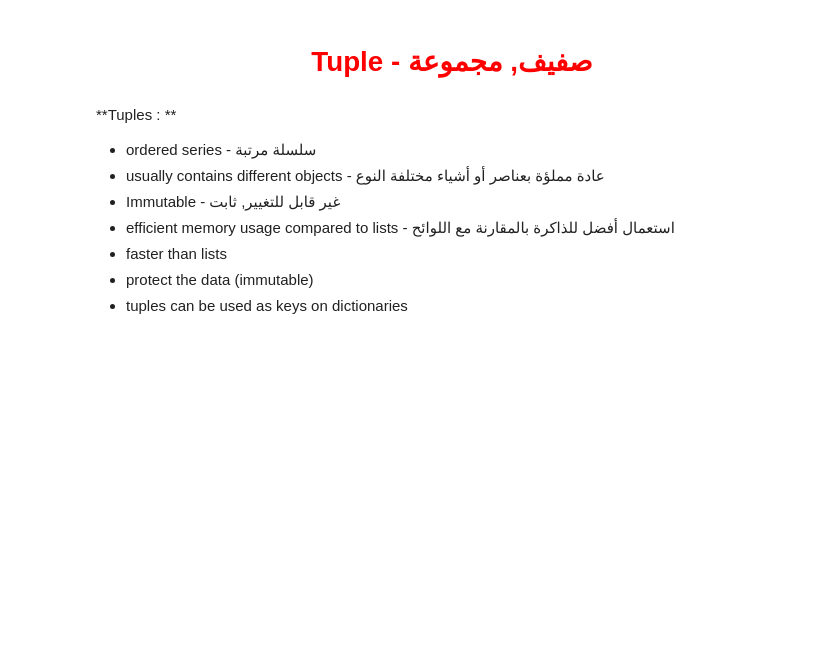
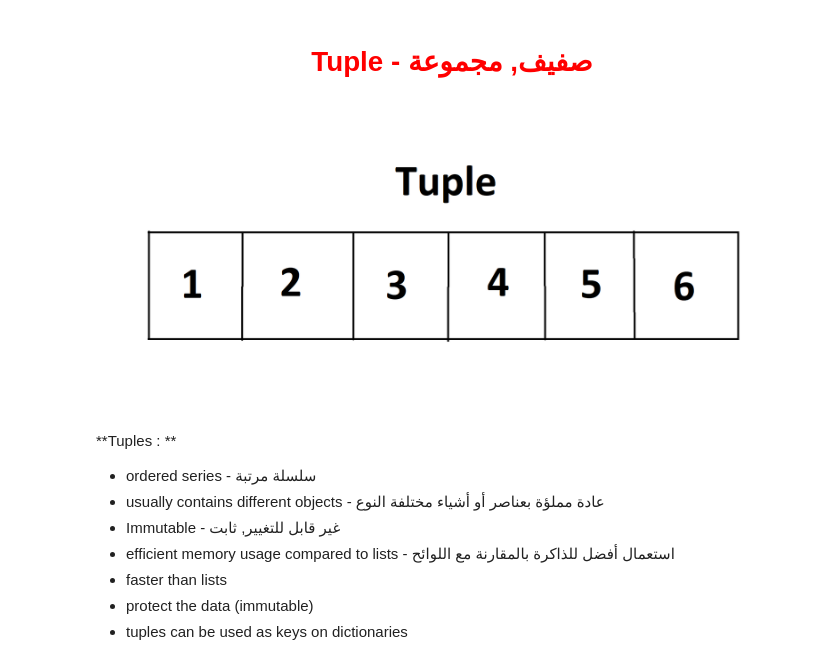
Before and after one commit to oumoussmehdi/DataScienceInArabic, a Jupyter notebook: Python Data Structures.ipynb, the cells around one changed output. Drawn from its saved outputs; the diff is of its cells as text; code cells hidden in the pictures; blank space fills up the shorter version.

```diff
--- a/Python Data Structures.ipynb
+++ b/Python Data Structures.ipynb
@@ -388,6 +270,11 @@ l.count(2)
 * Nested List
 # %% [markdown]
 # <center style = 'color:red'> Tuple - صفيف, مجموعة</center>
+# %%
+from IPython.display import Image
+Image("image\\tuple.png")
+# %% [output]
+[figure, added]
 # %% [markdown]
 **Tuples : **
 * ordered series - سلسلة مرتبة
```
Also changed, not shown: parts of 124 cells of this notebook, 1 other file.
